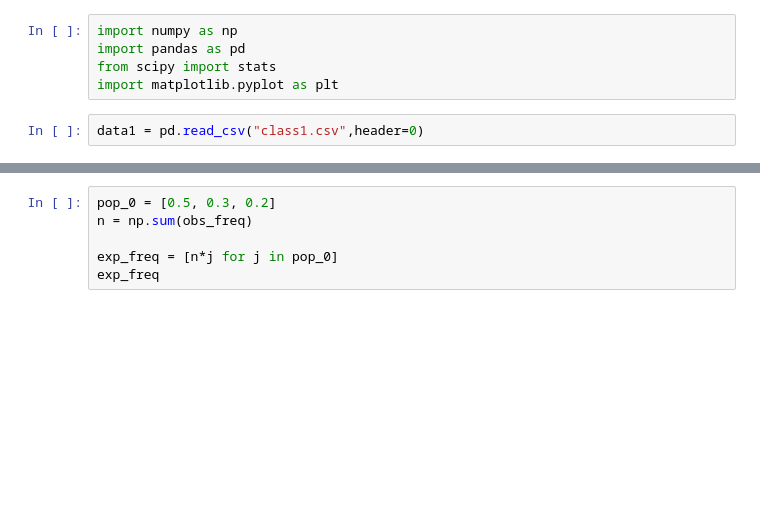
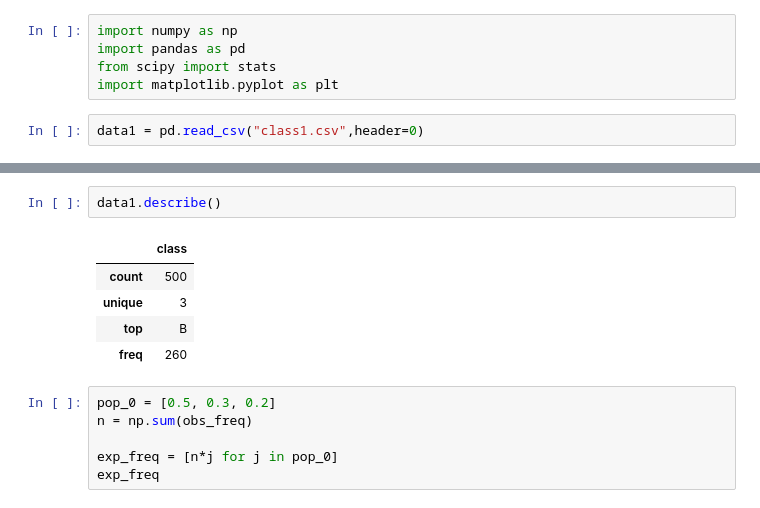
Before and after one commit to brorae/ML_practice, a Jupyter notebook: Computational statistics/lec9.ipynb, the cells around one changed output, grey strips where cells are left out. Saved outputs shown, nothing was run; the diff lists cells and outputs as text; blank space fills up the shorter version.

```diff
--- a/Computational statistics/lec9.ipynb
+++ b/Computational statistics/lec9.ipynb
@@ -12,6 +13,14 @@ B    260
 C    130
 A    110
 Name: class, dtype: int64
+# %%
+data1.describe()
+# %% [output]
+|  | class |
+| count | 500 |
+| unique | 3 |
+| top | B |
+| freq | 260 |
 # %%
 pop_0 = [0.5, 0.3, 0.2]
 n = np.sum(obs_freq)
```
Also changed, not shown: parts of 2 cells of this notebook, 9 other files.
